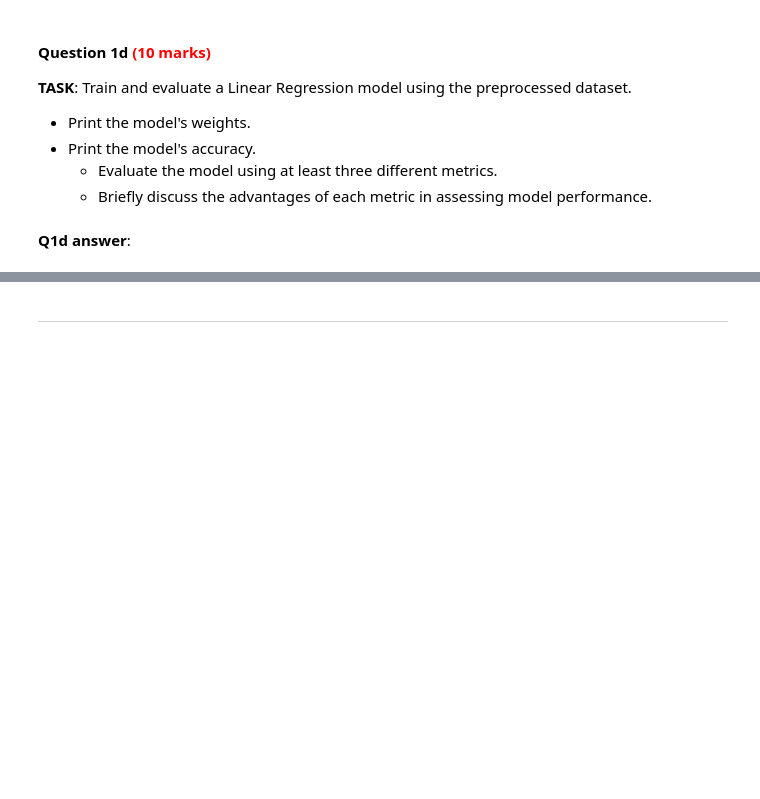
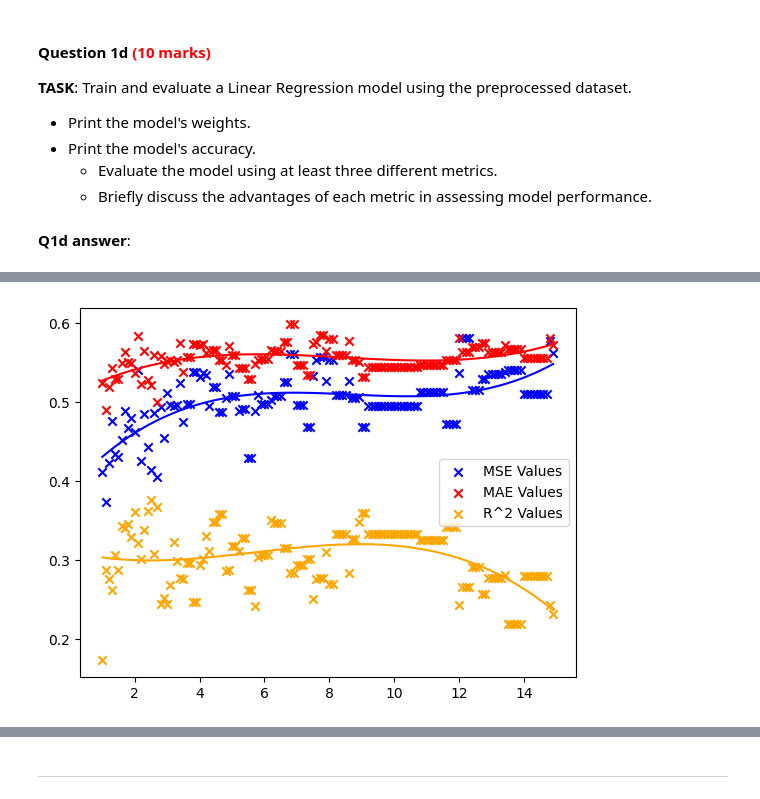
Before and after one commit to Littleguygabe/Python-Backup, a Jupyter notebook: comp1008/cwk/202425_COMP1008_cw_psygb6.ipynb, the cells around one changed output, grey strips where cells are left out. Saved outputs shown, nothing was run; the diff lists cells and outputs as text; code cells hidden in the pictures; blank space fills up the shorter version.

```diff
--- a/comp1008/cwk/202425_COMP1008_cw_psygb6.ipynb
+++ b/comp1008/cwk/202425_COMP1008_cw_psygb6.ipynb
@@ -489,0 +529,64 @@ wineQualDf = preProcessing(wineQualDf).df
+# %%
+import numpy as np
+import matplotlib.pyplot as plt
+
+maeValues = [
+            0.524150503696459, 0.489633766816119, 0.518911701329708, 0.542513367735157, 0.528600529889104, 0.529062954090948, 0.548515605563439, 0.562368377596734, 0.549700151331075, 0.548945122679055, 0.536109618132863, 0.582611027247426, 0.522892315880538, 0.564171827442956, 0.528083907542125, 0.520728538568393,
+            0.559331602420704, 0.500125433059847, 0.55744211566065, 0.548062550851324, 0.551646019500682, 0.552516769640311, 0.550048483597795, 0.55333412122424, 0.574298453379974, 0.537803261470552, 0.556004018935538, 0.556004018935538, 0.573628972959989, 0.573628972959989, 0.571531839262969, 0.57333280516338,
+            0.561967070791219, 0.565564503779835, 0.565996821470315, 0.565996821470315, 0.552225523307382, 0.552225523307382, 0.546709426123357, 0.570038870116688, 0.559228664029107, 0.559228664029107, 0.542121777214624, 0.542886601684819, 0.542886601684819, 0.52883277438753, 0.52883277438753, 0.547451616534304,
+            0.553275919885374, 0.55466168706618, 0.55466168706618, 0.55466168706618, 0.565978264824766, 0.564291179695381, 0.564291179695381, 0.564291179695381, 0.575395848994326, 0.575395848994326, 0.597787916551283, 0.597787916551283, 0.545869735578612, 0.545869735578612, 0.545869735578612, 0.534214806905159,
+            0.534214806905159, 0.573500185971709, 0.576213806634633, 0.583888541530576, 0.583888541530576, 0.56427886659331, 0.579399348014833, 0.579399348014833, 0.559526037634117, 0.559526037634117, 0.559526037634117, 0.559526037634117, 0.577266879742262, 0.552989918761829, 0.552989918761829, 0.550436182505199,
+            0.531151171094368, 0.531151171094368, 0.543847344585673, 0.543847344585673, 0.543847344585673, 0.543847344585673, 0.543847344585673, 0.543847344585673, 0.543847344585673, 0.543847344585673, 0.543847344585673, 0.543847344585673, 0.543847344585673, 0.543847344585673, 0.543847344585673, 0.543847344585673,
+            0.543847344585673, 0.543847344585673, 0.546586610382363, 0.546586610382363, 0.546586610382363, 0.546586610382363, 0.546586610382363, 0.546586610382363, 0.546586610382363, 0.546586610382363, 0.553440414914657, 0.553440414914657, 0.553440414914657, 0.553440414914657, 0.581213307553105, 0.562924214793546,
+            0.562924214793546, 0.562924214793546, 0.568671981533758, 0.568671981533758, 0.568671981533758, 0.574479545296983, 0.574479545296983, 0.562333621151065, 0.562333621151065, 0.562333621151065, 0.562333621151065, 0.562333621151065, 0.571981945899205, 0.56705318592999, 0.56705318592999, 0.56705318592999,
+            0.56705318592999, 0.56705318592999, 0.555369285047028, 0.555369285047028, 0.555369285047028, 0.555369285047028, 0.555369285047028, 0.555369285047028, 0.555369285047028, 0.555369285047028, 0.580250532606646, 0.571616998304226
+            ]
+
+mseValues = [
+            0.41137291812213, 0.37252458703163, 0.422832662199773, 0.475922534082106, 0.43344716853946, 0.429803742508529, 0.45139601233721, 0.487774853566588, 0.466975872631439, 0.479908915844617, 0.46207722494521, 0.5404146359066, 0.424704543900385, 0.484836670006687, 0.443111504411245, 0.41335154212612,
+            0.486225910904466, 0.404780758661673, 0.493181769505738, 0.45436003990284, 0.510866918308688, 0.495544328185175, 0.495228043347772, 0.495686767358729, 0.5233130822426, 0.474092304812014, 0.497019927253871, 0.497019927253871, 0.537334068998705, 0.537334068998705, 0.531486328377593, 0.536086680162506,
+            0.533830564808525, 0.493992682001025, 0.518474470091756, 0.518474470091756, 0.487187615680335, 0.487187615680335, 0.504390321297637, 0.534583526191777, 0.507767713366949, 0.507767713366949, 0.487932860211316, 0.490982515890239, 0.490982515890239, 0.429210785203891, 0.429210785203891, 0.48827177115629,
+            0.508844729714666, 0.497209796897211, 0.497209796897211, 0.497209796897211, 0.502626535008578, 0.507244355043965, 0.507244355043965, 0.507244355043965, 0.524555874995689, 0.524555874995689, 0.560387699845408, 0.560387699845408, 0.496317317784669, 0.496317317784669, 0.496317317784669, 0.467881733368297,
+            0.467881733368297, 0.532148098160305, 0.552847402247199, 0.555998806427656, 0.555998806427656, 0.526751371557955, 0.553015259505667, 0.553015259505667, 0.508123898280162, 0.508123898280162, 0.508123898280162, 0.508123898280162, 0.52675854343626, 0.504435480499154, 0.504435480499154, 0.506369711156497,
+            0.467684870759237, 0.467684870759237, 0.494663010231673, 0.494663010231673, 0.494663010231673, 0.494663010231673, 0.494663010231673, 0.494663010231673, 0.494663010231673, 0.494663010231673, 0.494663010231673, 0.494663010231673, 0.494663010231673, 0.494663010231673, 0.494663010231673, 0.494663010231673,
+            0.494663010231673, 0.494663010231673, 0.51241950116992, 0.51241950116992, 0.51241950116992, 0.51241950116992, 0.51241950116992, 0.51241950116992, 0.51241950116992, 0.51241950116992, 0.471545352123161, 0.471545352123161, 0.471545352123161, 0.471545352123161, 0.536758218940164, 0.580186038790983,
+            0.580186038790983, 0.580186038790983, 0.515069233182162, 0.515069233182162, 0.515069233182162, 0.528309809937177, 0.528309809937177, 0.535356681751138, 0.535356681751138, 0.535356681751138, 0.535356681751138, 0.535356681751138, 0.537946373493535, 0.539564536757469, 0.539564536757469, 0.539564536757469,
+            0.539564536757469, 0.539564536757469, 0.509949109063696, 0.509949109063696, 0.509949109063696, 0.509949109063696, 0.509949109063696, 0.509949109063696, 0.509949109063696, 0.509949109063696, 0.576746163435011, 0.561486041592107
+            ]
+
+rSqauredValues = [
+            0.172474243064331, 0.286986116766961, 0.275100201700508, 0.261219070082639, 0.306113089714964, 0.286913983260071, 0.342421045990775, 0.340665129378254, 0.344820050030403, 0.328516465717167, 0.360717966661289, 0.321531720880443, 0.300304038707461, 0.337998872993202, 0.361841652930054, 0.375228698866787,
+            0.307290270392232, 0.367147143884927, 0.243975661260013, 0.252107502711714, 0.244054265878086, 0.267596117278222, 0.322041224683881, 0.298406407403633, 0.276515539396682, 0.275802118876792, 0.296475191585246, 0.296475191585246, 0.246361571159293, 0.246361571159293, 0.293296891072954, 0.301043269245308,
+            0.330186676319883, 0.310442730243074, 0.347547285739785, 0.347547285739785, 0.357706385289492, 0.357706385289492, 0.285581873968446, 0.287537150107022, 0.316923336719711, 0.316923336719711, 0.311235552764871, 0.327337542394256, 0.327337542394256, 0.26165468877668, 0.26165468877668, 0.240809833974434,
+            0.30385606506618, 0.306443064835034, 0.306443064835034, 0.306443064835034, 0.35044837898248, 0.347014088138702, 0.347014088138702, 0.347014088138702, 0.314369482909165, 0.314369482909165, 0.283290549063792, 0.283290549063792, 0.29323303695673, 0.29323303695673, 0.29323303695673, 0.300581455525876,
+            0.300581455525876, 0.25005414912039, 0.27611788843646, 0.277146292020069, 0.277146292020069, 0.309254821521668, 0.269265995714055, 0.269265995714055, 0.332171161214552, 0.332171161214552, 0.332171161214552, 0.332171161214552, 0.283249502087392, 0.326870230631475, 0.326870230631475, 0.347801878141868,
+            0.359436985271384, 0.359436985271384, 0.332777541998596, 0.332777541998596, 0.332777541998596, 0.332777541998596, 0.332777541998596, 0.332777541998596, 0.332777541998596, 0.332777541998596, 0.332777541998596, 0.332777541998596, 0.332777541998596, 0.332777541998596, 0.332777541998596, 0.332777541998596,
+            0.332777541998596, 0.332777541998596, 0.32528541701469, 0.32528541701469, 0.32528541701469, 0.32528541701469, 0.32528541701469, 0.32528541701469, 0.32528541701469, 0.32528541701469, 0.340990077894418, 0.340990077894418, 0.340990077894418, 0.340990077894418, 0.242093745450799, 0.265678804910122,
+            0.265678804910122, 0.265678804910122, 0.290175972793924, 0.290175972793924, 0.290175972793924, 0.256373219574212, 0.256373219574212, 0.276591907294662, 0.276591907294662, 0.276591907294662, 0.276591907294662, 0.276591907294662, 0.28040688045226, 0.218323887566102, 0.218323887566102, 0.218323887566102,
+            0.218323887566102, 0.218323887566102, 0.279748596776056, 0.279748596776056, 0.279748596776056, 0.279748596776056, 0.279748596776056, 0.279748596776056, 0.279748596776056, 0.279748596776056, 0.242817074450117, 0.231560897747874
+            ]
+
+def plotLoBF(rangeCoeffsToCheck,data,color):
+    coefficients = np.polyfit(rangeCoeffsToCheck,data,3)
+    polynomial = np.poly1d(coefficients)
+    xfit = np.linspace(rangeCoeffsToCheck.min(),rangeCoeffsToCheck.max(),100)
+    yfit = polynomial(xfit)
+
+    plt.plot(xfit,yfit,color=color,alpha=1)
+
+def plotData():
+    rangeCoeffsToCheck = np.arange(1,15,0.1)
+    plt.scatter(rangeCoeffsToCheck,mseValues,marker = 'x',color='blue',alpha = 1,label = 'MSE Values')
+    plt.scatter(rangeCoeffsToCheck,maeValues,marker = 'x',color='red',alpha=1,label = 'MAE Values')
+    plt.scatter(rangeCoeffsToCheck,rSqauredValues,marker = 'x',color='orange',alpha=1,label='R^2 Values')
+
+    plotLoBF(rangeCoeffsToCheck,mseValues,'blue')
+    plotLoBF(rangeCoeffsToCheck,maeValues,'red')
+    plotLoBF(rangeCoeffsToCheck,rSqauredValues,'orange')
+
+    plt.legend()
+    plt.show()
+
+plotData()
+# %% [output]
+[figure, added]
```
Also changed, not shown: parts of 6 cells of this notebook, 1 other file.
